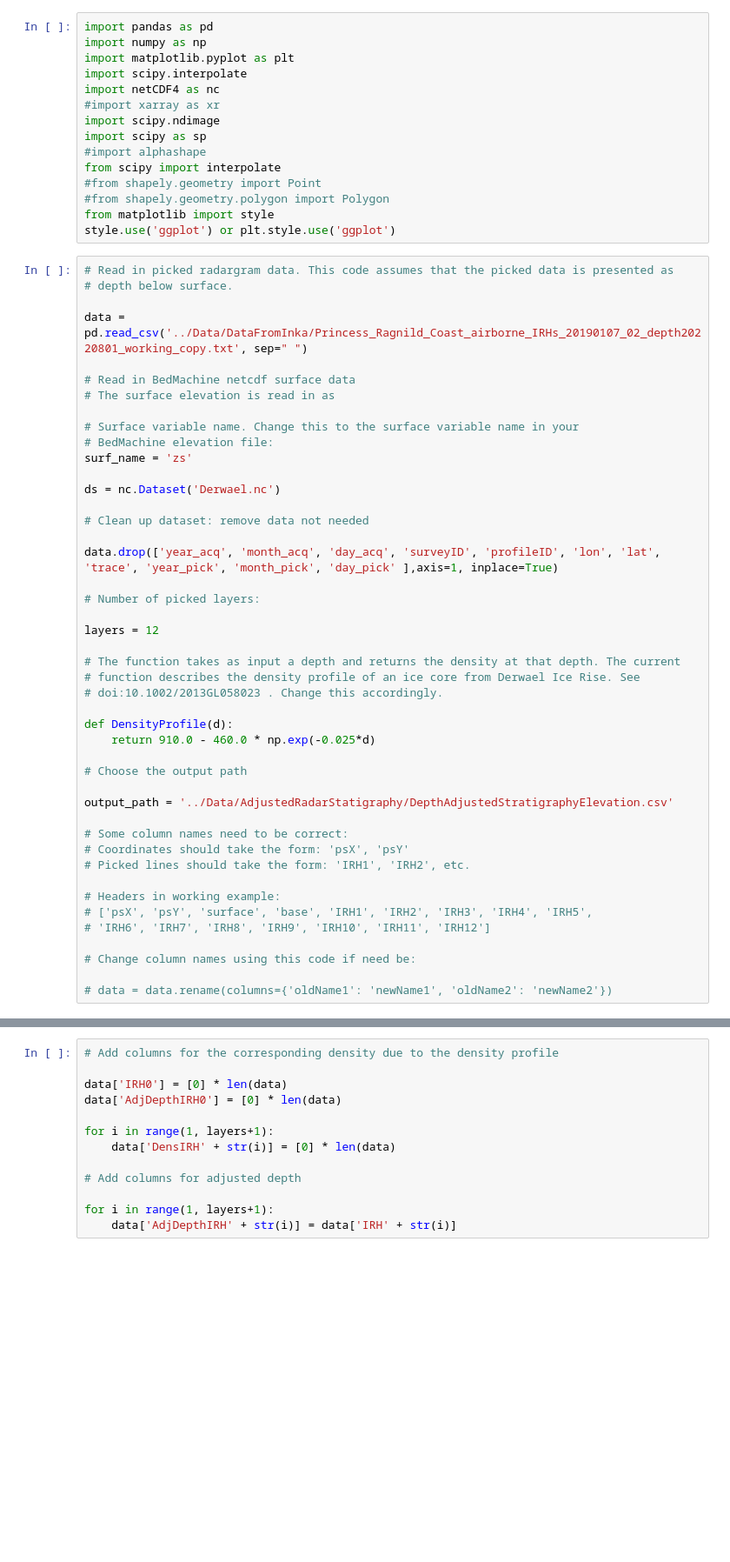
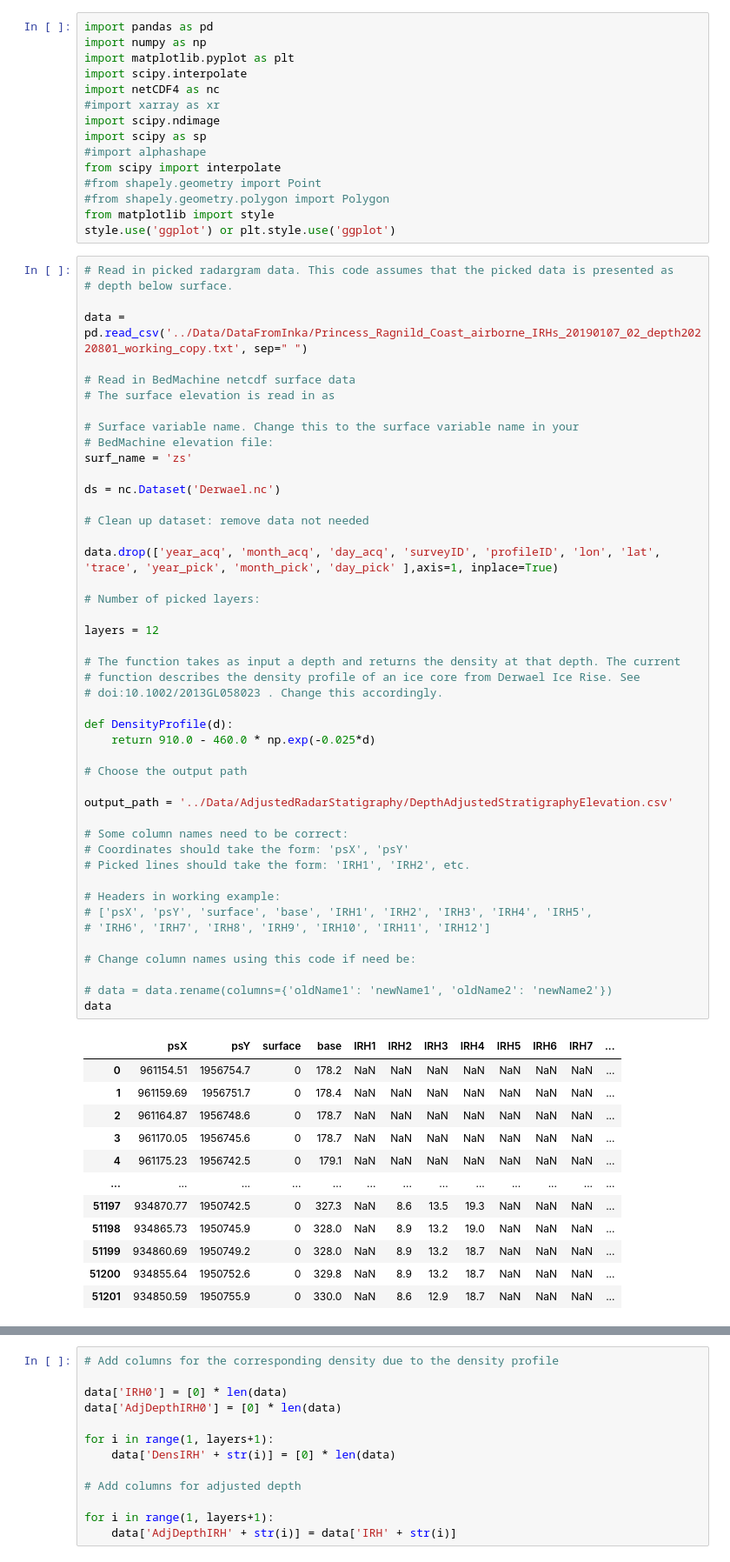
Before and after one commit to henryclara/DerwaelAccompanyingCode, a Jupyter notebook: DensityAdjustment.ipynb, the cells around one changed output, grey strips where cells are left out. Shown at 87% size. Cells and saved outputs as stored; diff of their text form; blank space fills up the shorter version.

```diff
--- a/DensityAdjustment.ipynb
+++ b/DensityAdjustment.ipynb
@@ -31,30 +31,44 @@ ds = nc.Dataset('Derwael.nc')
 # Clean up dataset: remove data not needed
 
 data.drop(['year_acq', 'month_acq', 'day_acq', 'surveyID', 'profileID', 'lon', 'lat', 'trace', 'year_pick', 'month_pick', 'day_pick' ],axis=1, inplace=True)
 
 # Number of picked layers:
 
 layers = 12
 
 # The function takes as input a depth and returns the density at that depth. The current
 # function describes the density profile of an ice core from Derwael Ice Rise. See
 # doi:10.1002/2013GL058023 . Change this accordingly.
 
 def DensityProfile(d):
     return 910.0 - 460.0 * np.exp(-0.025*d)
 
 # Choose the output path
 
 output_path = '../Data/AdjustedRadarStatigraphy/DepthAdjustedStratigraphyElevation.csv'
 
 # Some column names need to be correct:
 # Coordinates should take the form: 'psX', 'psY'
 # Picked lines should take the form: 'IRH1', 'IRH2', etc.
 
 # Headers in working example:
 # ['psX', 'psY', 'surface', 'base', 'IRH1', 'IRH2', 'IRH3', 'IRH4', 'IRH5',
 # 'IRH6', 'IRH7', 'IRH8', 'IRH9', 'IRH10', 'IRH11', 'IRH12']
 
 # Change column names using this code if need be:
 
 # data = data.rename(columns={'oldName1': 'newName1', 'oldName2': 'newName2'})
+data
+# %% [output]
+|  | psX | psY | surface | base | IRH1 | IRH2 | IRH3 | IRH4 | IRH5 | IRH6 | IRH7 | ... |
+| 0 | 961154.51 | 1956754.7 | 0 | 178.2 | NaN | NaN | NaN | NaN | NaN | NaN | NaN | ... |
+| 1 | 961159.69 | 1956751.7 | 0 | 178.4 | NaN | NaN | NaN | NaN | NaN | NaN | NaN | ... |
+| 2 | 961164.87 | 1956748.6 | 0 | 178.7 | NaN | NaN | NaN | NaN | NaN | NaN | NaN | ... |
+| 3 | 961170.05 | 1956745.6 | 0 | 178.7 | NaN | NaN | NaN | NaN | NaN | NaN | NaN | ... |
+| 4 | 961175.23 | 1956742.5 | 0 | 179.1 | NaN | NaN | NaN | NaN | NaN | NaN | NaN | ... |
+| ... | ... | ... | ... | ... | ... | ... | ... | ... | ... | ... | ... | ... |
+| 51197 | 934870.77 | 1950742.5 | 0 | 327.3 | NaN | 8.6 | 13.5 | 19.3 | NaN | NaN | NaN | ... |
+| 51198 | 934865.73 | 1950745.9 | 0 | 328.0 | NaN | 8.9 | 13.2 | 19.0 | NaN | NaN | NaN | ... |
+| 51199 | 934860.69 | 1950749.2 | 0 | 328.0 | NaN | 8.9 | 13.2 | 18.7 | NaN | NaN | NaN | ... |
+| 51200 | 934855.64 | 1950752.6 | 0 | 329.8 | NaN | 8.9 | 13.2 | 18.7 | NaN | NaN | NaN | ... |
+| 51201 | 934850.59 | 1950755.9 | 0 | 330.0 | NaN | 8.6 | 12.9 | 18.7 | NaN | NaN | NaN | ... |
```
Also changed, not shown: parts of 5 cells of this notebook.
